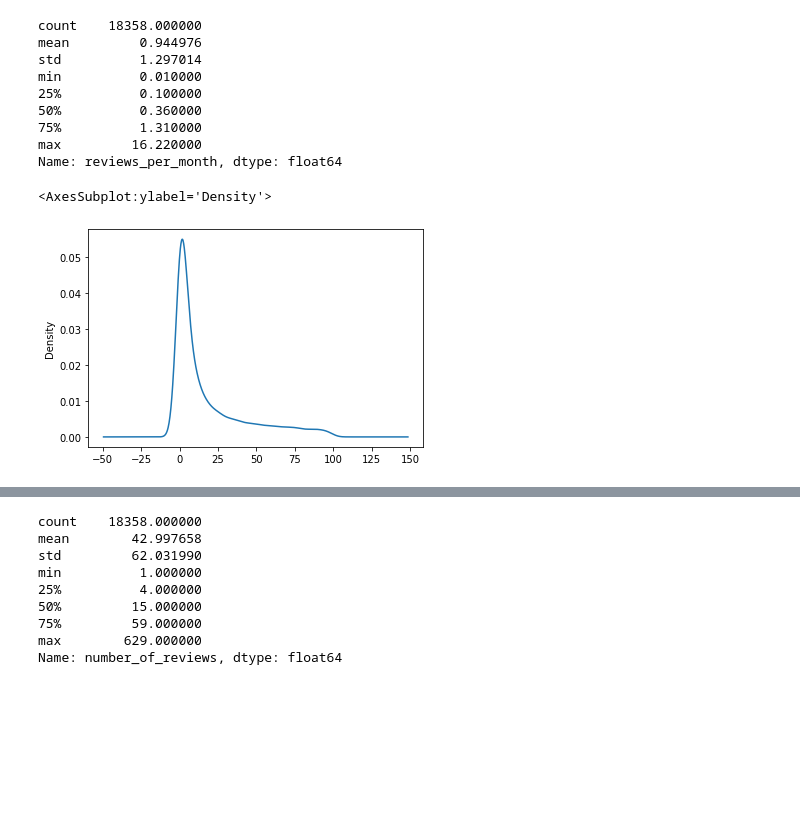
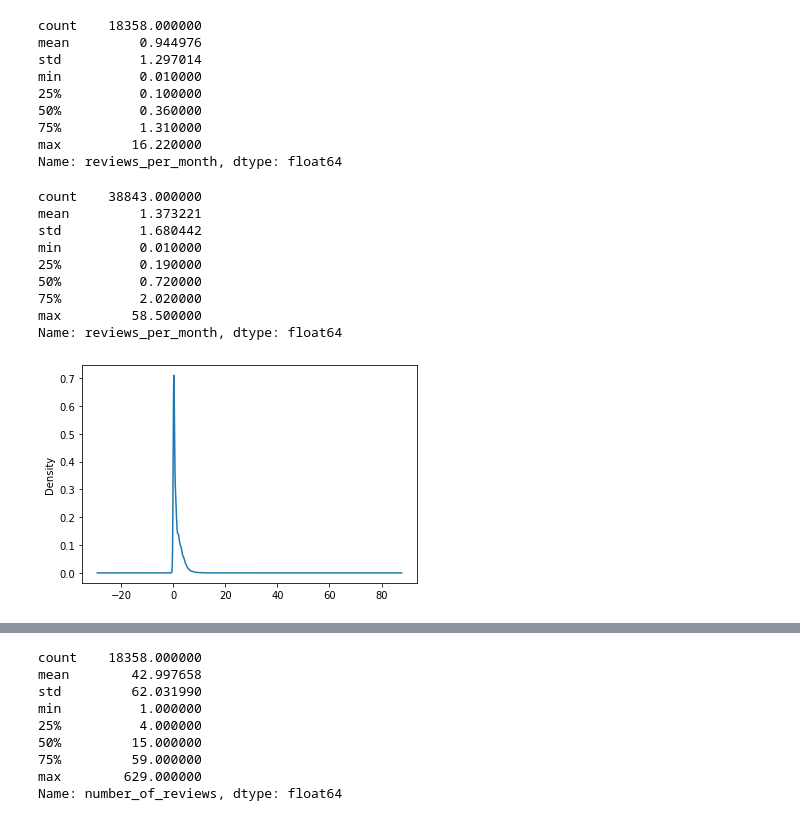
Before and after one commit to ensemblegroupDSBA/EL_project, a Jupyter notebook: NEW_NY_bnb_pricing_.ipynb, the cells around one changed output, grey strips where cells are left out. Cells and saved outputs as stored; diff of their text form; code cells hidden in the pictures; blank space fills up the shorter version.

```diff
--- a/NEW_NY_bnb_pricing_.ipynb
+++ b/NEW_NY_bnb_pricing_.ipynb
@@ -225,10 +228,22 @@ max         16.220000
 Name: reviews_per_month, dtype: float64
 # %%
 
-dt[dt['number_of_reviews']<100]['number_of_reviews'].plot(kind='kde')
+# dt[dt['number_of_reviews']<100]['number_of_reviews'].plot(kind='kde')
+
+dt['reviews_per_month'].plot(kind='kde')
+
+dt['reviews_per_month'].describe()
 # %% [output]
-<AxesSubplot:ylabel='Density'>
+count    38843.000000
+mean         1.373221
+std          1.680442
+min          0.010000
+25%          0.190000
+50%          0.720000
+75%          2.020000
+max         58.500000
+Name: reviews_per_month, dtype: float64
-[figure, old version]
+[figure, new version]
 # %%
 dt[dt['number_of_reviews']>100].count()
 # %% [output]
```
Also changed, not shown: parts of 30 cells of this notebook.
